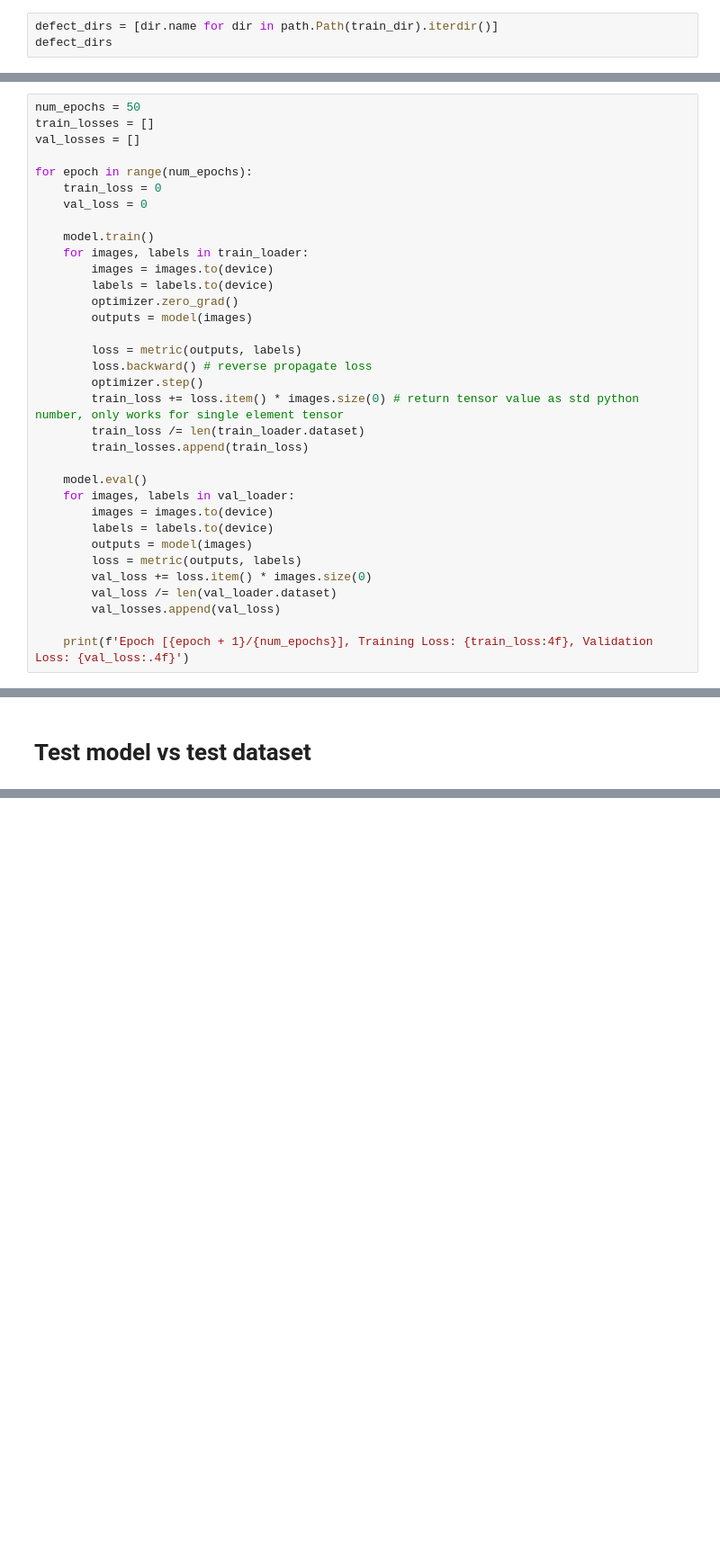
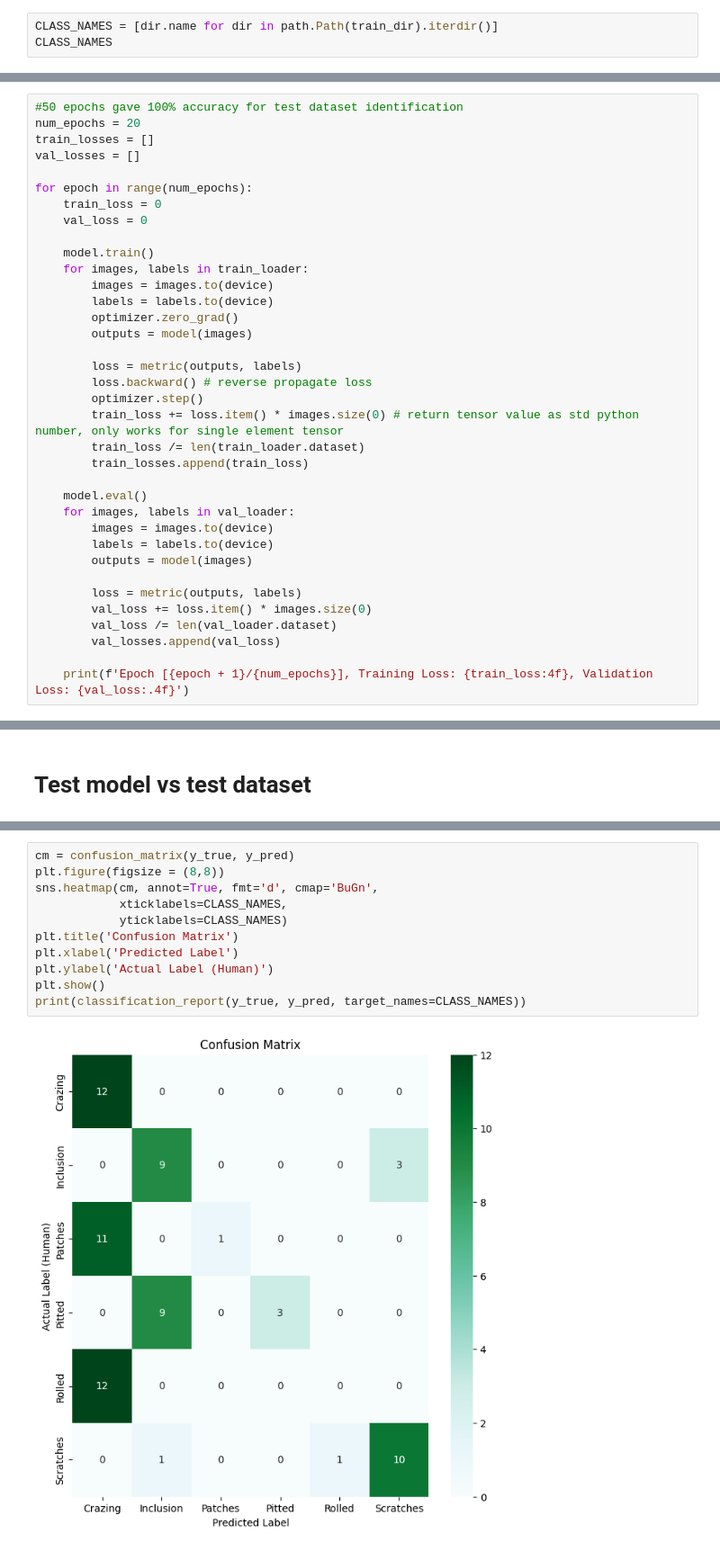
Before and after one commit to Nate-Sheibley/manufac_defect_detection, a Jupyter notebook: manufac_defect_detection.ipynb, the cells around one changed output, grey strips where cells are left out. Shown at 90% size. Drawn from its saved outputs; the diff is of its cells as text; blank space fills up the shorter version.

```diff
--- a/manufac_defect_detection.ipynb
+++ b/manufac_defect_detection.ipynb
@@ -131,6 +123,6 @@ show_rand_image_of_each(test_dir)
 # %%
-defect_dirs = [dir.name for dir in path.Path(train_dir).iterdir()]
-defect_dirs
+CLASS_NAMES = [dir.name for dir in path.Path(train_dir).iterdir()]
+CLASS_NAMES
 # %% [output]
 ['Crazing', 'Inclusion', 'Patches', 'Pitted', 'Rolled', 'Scratches']
 # %% [markdown]
@@ -255,7 +247,8 @@ optimizer = torch.optim.SGD(model.fc.parameters(),
 # %% [markdown]
 ## Training
 # %%
-num_epochs = 50
+#50 epochs gave 100% accuracy for test dataset identification
+num_epochs = 20
 train_losses = []
 val_losses = []
 
@@ -282,6 +275,7 @@ for epoch in range(num_epochs):
         images = images.to(device)
         labels = labels.to(device)
         outputs = model(images)
+
         loss = metric(outputs, labels)
         val_loss += loss.item() * images.size(0)
         val_loss /= len(val_loader.dataset)
@@ -342,0 +334,13 @@ Test Accuracy: 16.667%
+# %%
+cm = confusion_matrix(y_true, y_pred)
+plt.figure(figsize = (8,8))
+sns.heatmap(cm, annot=True, fmt='d', cmap='BuGn',
+            xticklabels=CLASS_NAMES,
+            yticklabels=CLASS_NAMES)
+plt.title('Confusion Matrix')
+plt.xlabel('Predicted Label')
+plt.ylabel('Actual Label (Human)')
+plt.show()
+print(classification_report(y_true, y_pred, target_names=CLASS_NAMES))
+# %% [output]
+[figure, added]
```
Also changed, not shown: parts of 8 cells of this notebook.
